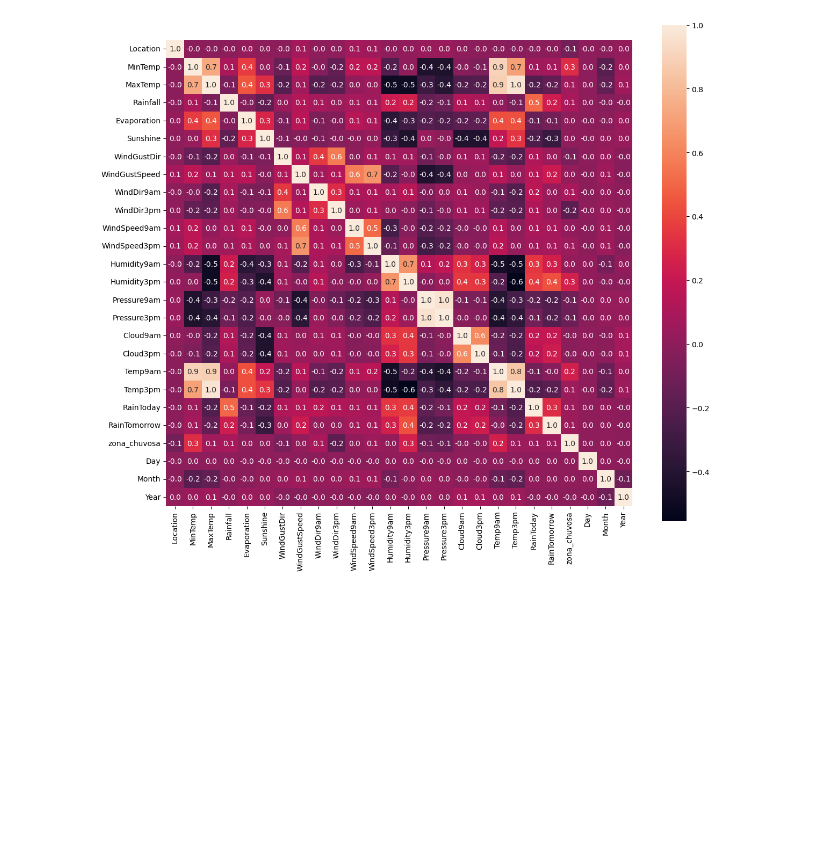
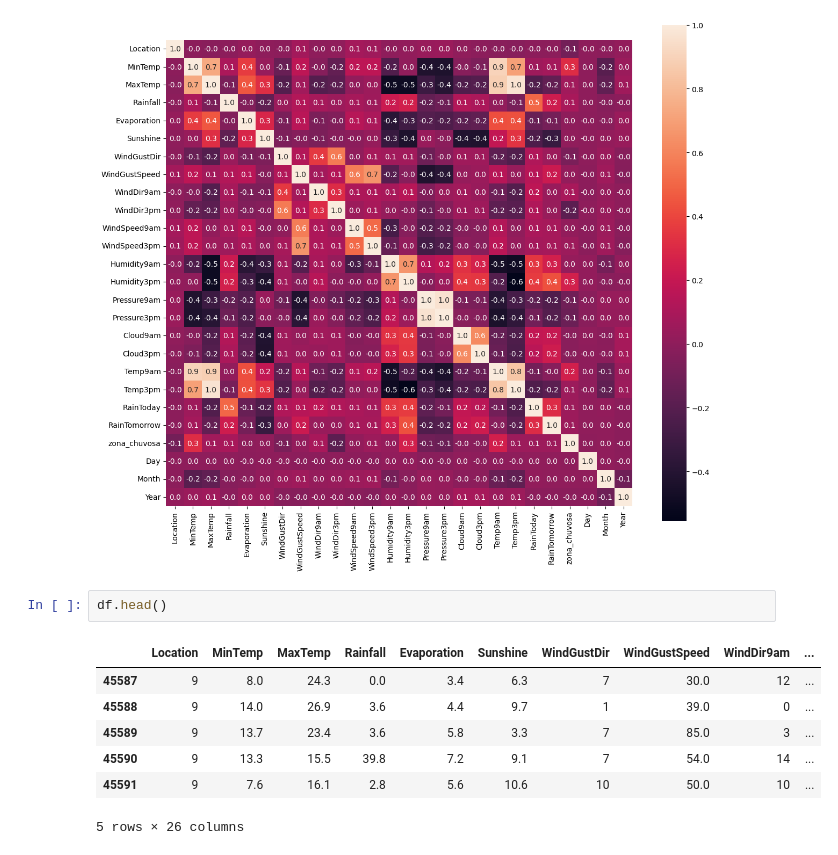
Before and after one commit to EduSelber/Deep-Learning-Project-Regression, a Jupyter notebook: Analise_e_Modelo.ipynb, the cells around one changed output. Drawn from its saved outputs; the diff is of its cells as text; blank space fills up the shorter version.

```diff
--- a/Analise_e_Modelo.ipynb
+++ b/Analise_e_Modelo.ipynb
@@ -449,3 +449,13 @@ ax.set_xticklabels(ax.get_xticklabels(), rotation=90)
 plt.show()
 # %% [output]
 [figure]
+# %%
+df.head()
+# %% [output]
+|  | Location | MinTemp | MaxTemp | Rainfall | Evaporation | Sunshine | WindGustDir | WindGustSpeed | WindDir9am | ... |
+| 45587 | 9 | 8.0 | 24.3 | 0.0 | 3.4 | 6.3 | 7 | 30.0 | 12 | ... |
+| 45588 | 9 | 14.0 | 26.9 | 3.6 | 4.4 | 9.7 | 1 | 39.0 | 0 | ... |
+| 45589 | 9 | 13.7 | 23.4 | 3.6 | 5.8 | 3.3 | 7 | 85.0 | 3 | ... |
+| 45590 | 9 | 13.3 | 15.5 | 39.8 | 7.2 | 9.1 | 7 | 54.0 | 14 | ... |
+| 45591 | 9 | 7.6 | 16.1 | 2.8 | 5.6 | 10.6 | 10 | 50.0 | 10 | ... |
+5 rows × 26 columns
```
Also changed, not shown: parts of 7 cells of this notebook.
